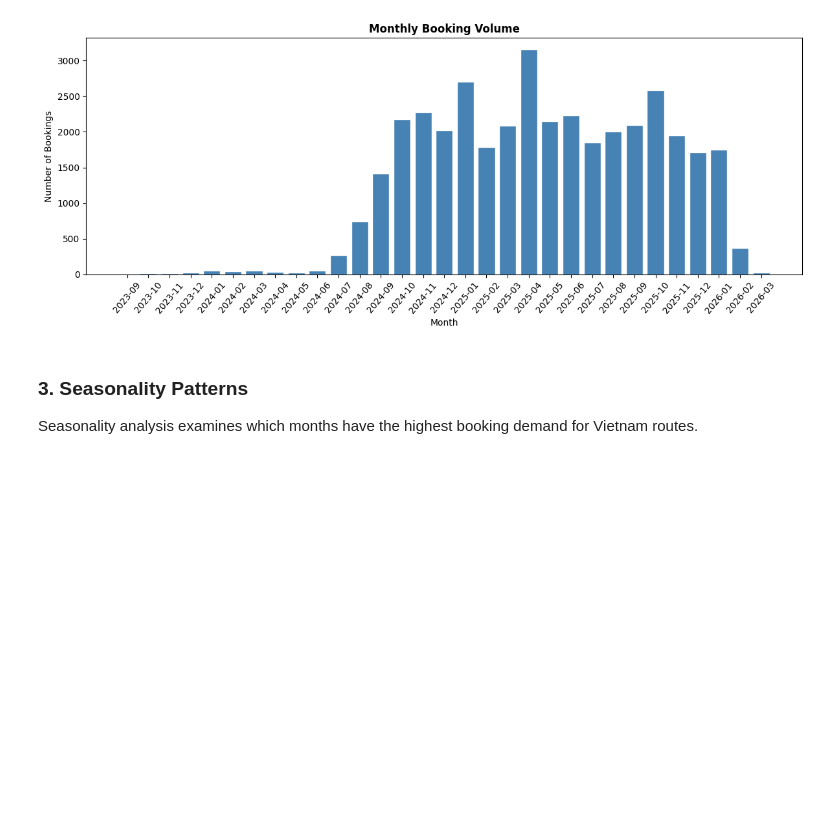
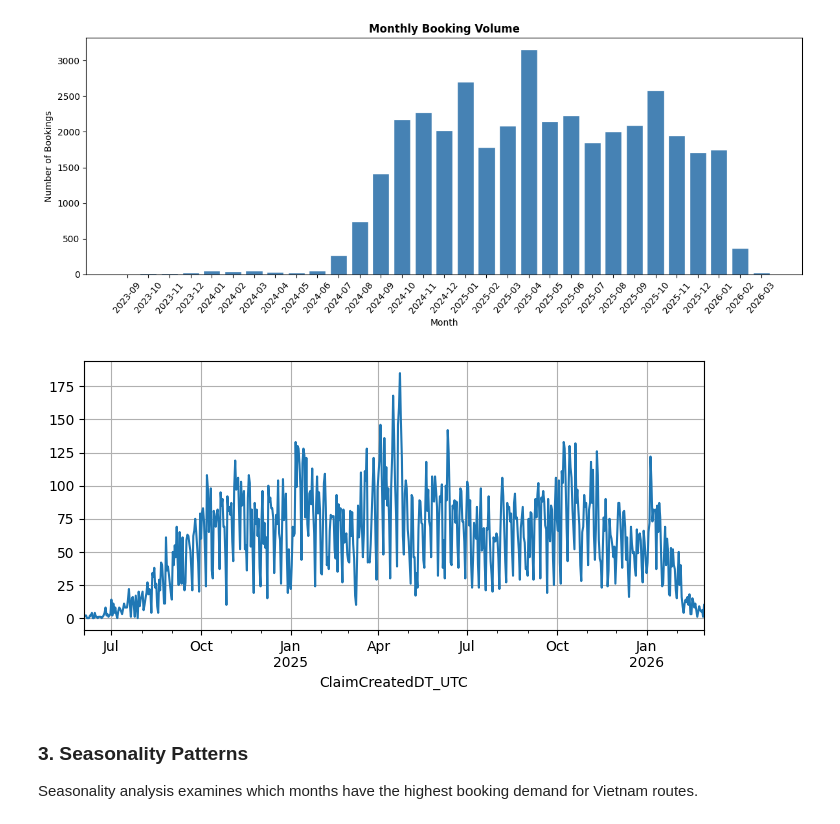
Before and after one commit to VildanaRazumova/thesis-demand-forecasting, a Jupyter notebook: thesis_notebook_final.ipynb, the cells around one changed output. Drawn from its saved outputs; the diff is of its cells as text; code cells hidden in the pictures; blank space fills up the shorter version.

```diff
--- a/thesis_notebook_final.ipynb
+++ b/thesis_notebook_final.ipynb
@@ -605,6 +623,15 @@ plt.tight_layout()
 plt.show()
 # %% [output]
 [figure]
+# %%
+df_claims_ts = df_claims.set_index('ClaimCreatedDT_UTC').sort_index()
+
+# Count bookings per day
+daily = df_claims_ts['2024-06-01':'2026-03-01'].resample('D').size()
+daily.plot(grid=True, figsize=(8, 3.5))
+plt.show()
+# %% [output]
+[figure, added]
 # %% [markdown]
 ### 3. Seasonality Patterns
 
```
Also changed, not shown: parts of 5 cells of this notebook.
